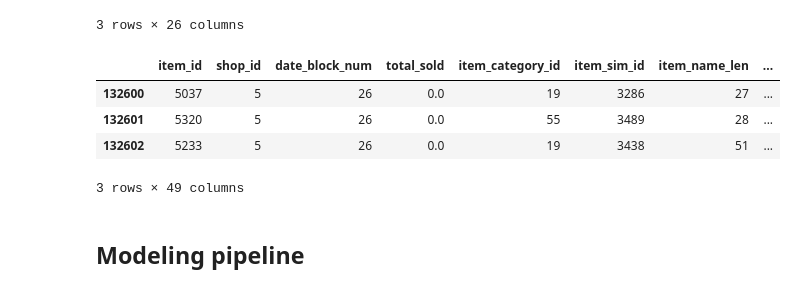
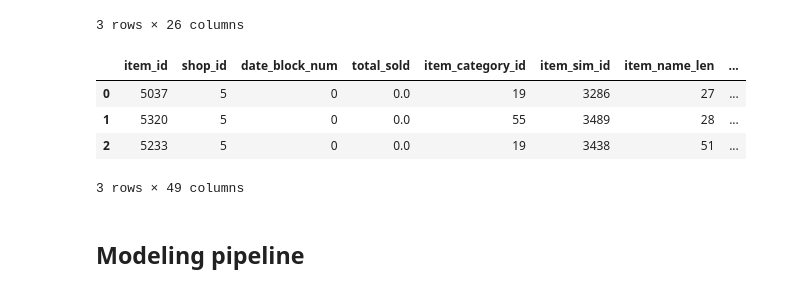
Before and after one commit to fridrichmrtn/hse-advanced-machine-learning, a Jupyter notebook: 02_competitive_data_science/wk06/final_project.ipynb, the cells around one changed output. Saved outputs shown, nothing was run; the diff lists cells and outputs as text; code cells hidden in the pictures.

```diff
--- a/02_competitive_data_science/wk06/final_project.ipynb
+++ b/02_competitive_data_science/wk06/final_project.ipynb
@@ -14,7 +76,7 @@ from itertools import product
 import re
 from fuzzywuzzy import fuzz
 # %%
-DATA_DIR = "../data/final_project/"
+DATA_DIR = "data/final_project/"
 # sales
 sales_train = pd.read_csv(DATA_DIR+"sales_train.csv")
 sales_test = pd.read_csv(DATA_DIR+"test.csv")
@@ -334,21 +401,21 @@ sales.tail(3)
 # %%
 lag_steps = [1,2,3]
 lag_fill = {"total_sold":0, "sum_revenue":0, "n_transactions":0, "price_change":1, "price_perc":-1,
     "city_demand":0, "shop_demand":0, "cat_demand0":0,"cat_demand1":0,"cat_demand2":0, "item_demand":0}
 for l in lag_steps:
     for c in lag_fill.keys():
         sales.loc[:,"lag"+str(l)+"_"+c] = sales.groupby([sales.shop_id,sales.item_id])\
             [c].shift(l).fillna(lag_fill[c])
-sales = sales[sales.date_block_num>25] # just reduce the dataset
+#sales = sales[sales.date_block_num>25] # just reduce the dataset
 target = "total_sold"
 col_fil = [c for c in sales.columns if (c not in lag_fill.keys()) or (c ==target)]
 sales = optimize_numeric_dtypes(sales.loc[:,col_fil])
 sales.head(3)
 # %% [output]
 |  | item_id | shop_id | date_block_num | total_sold | item_category_id | item_sim_id | item_name_len | ... |
-| 132600 | 5037 | 5 | 26 | 0.0 | 19 | 3286 | 27 | ... |
-| 132601 | 5320 | 5 | 26 | 0.0 | 55 | 3489 | 28 | ... |
-| 132602 | 5233 | 5 | 26 | 0.0 | 19 | 3438 | 51 | ... |
+| 0 | 5037 | 5 | 0 | 0.0 | 19 | 3286 | 27 | ... |
+| 1 | 5320 | 5 | 0 | 0.0 | 55 | 3489 | 28 | ... |
+| 2 | 5233 | 5 | 0 | 0.0 | 19 | 3438 | 51 | ... |
 3 rows × 49 columns
 # %% [markdown]
 ## Modeling pipeline
```
Also changed, not shown: parts of 17 cells of this notebook.
